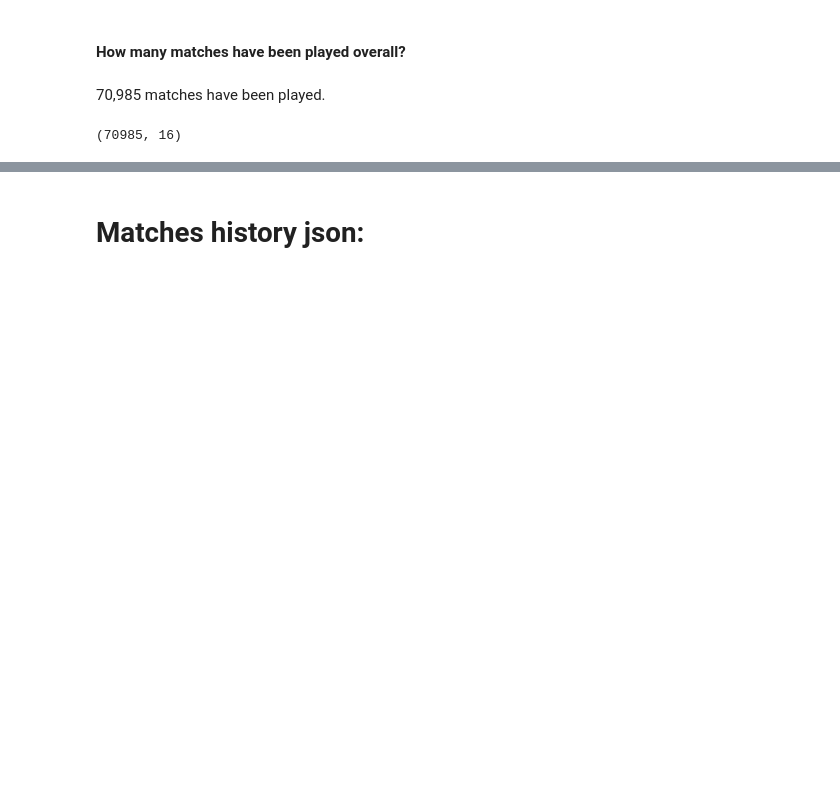
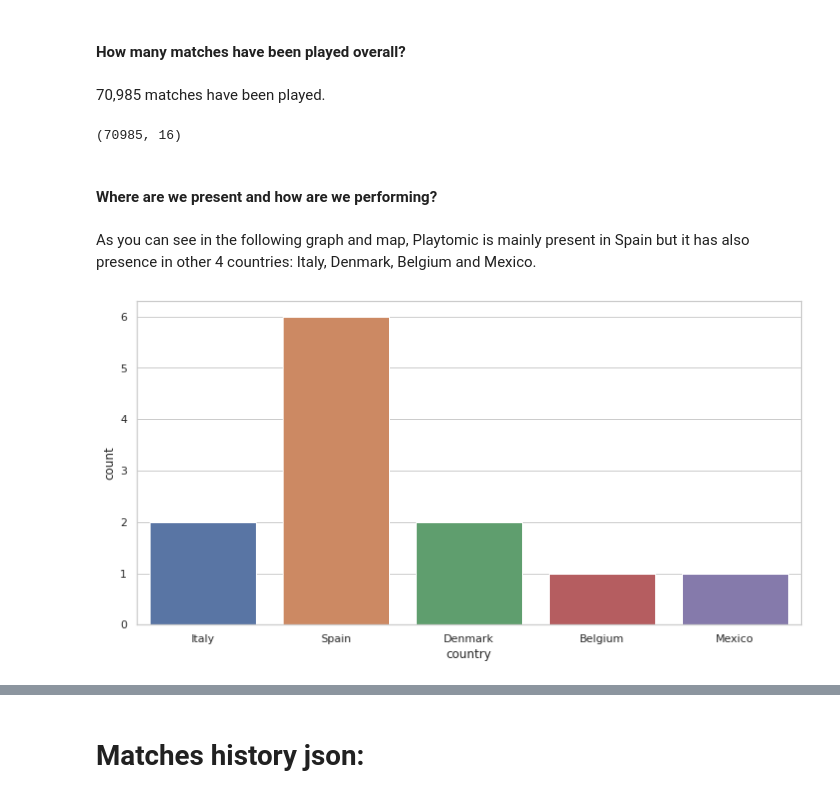
Before and after one commit to Lydia-Arocena/Playtomic, a Jupyter notebook: Data_exploration_.ipynb, the cells around one changed output, grey strips where cells are left out. Cells and saved outputs as stored; diff of their text form; code cells hidden in the pictures; blank space fills up the shorter version.

```diff
--- a/Data_exploration_.ipynb
+++ b/Data_exploration_.ipynb
@@ -1,6 +1,14 @@
 # %%
 import pandas as pd
 import json
+import seaborn as sns
+
+# Seaborn config:
+sns.set_context("poster")
+sns.set(rc={"figure.figsize": (12.,6.)})
+sns.set_style("whitegrid")
+
+
 import cleaning_functions as cf
 from config import matches_list
 from config import history_list
@@ -118,3 +130,11 @@ played=total.loc[(total["is_canceled"]== False)]
 played.shape
 # %% [output]
 (70985, 16)
+# %% [markdown]
+#### Where are we present and how are we performing?
+# %% [markdown]
+As you can see in the following graph and map, Playtomic is mainly present in Spain but it has also presence in other 4 countries: Italy, Denmark, Belgium and Mexico.
+# %%
+sns.countplot(data=clubs, x="country");
+# %% [output]
+[figure, added]
```
Also changed, not shown: parts of 15 cells of this notebook, 1 other file.
